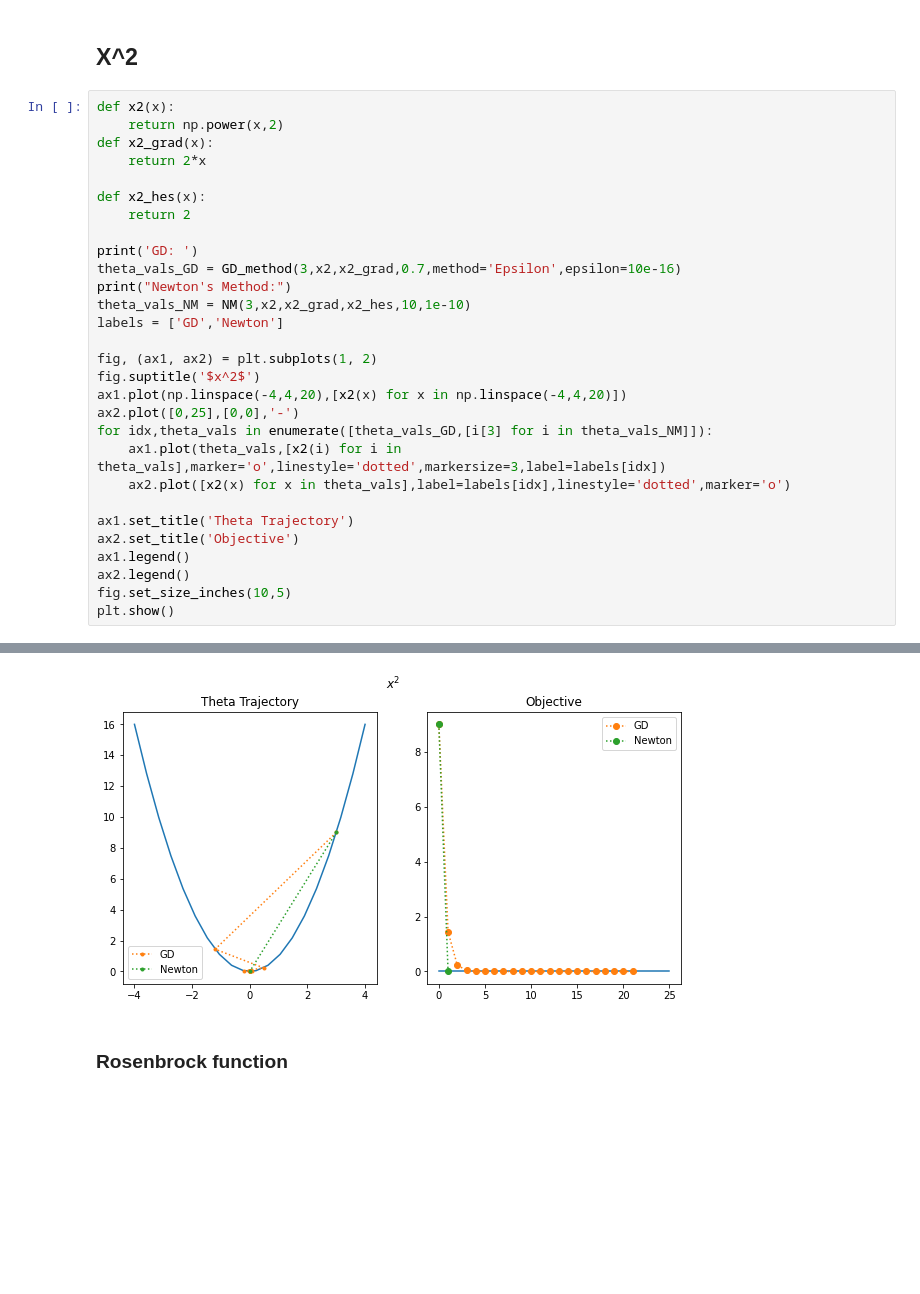
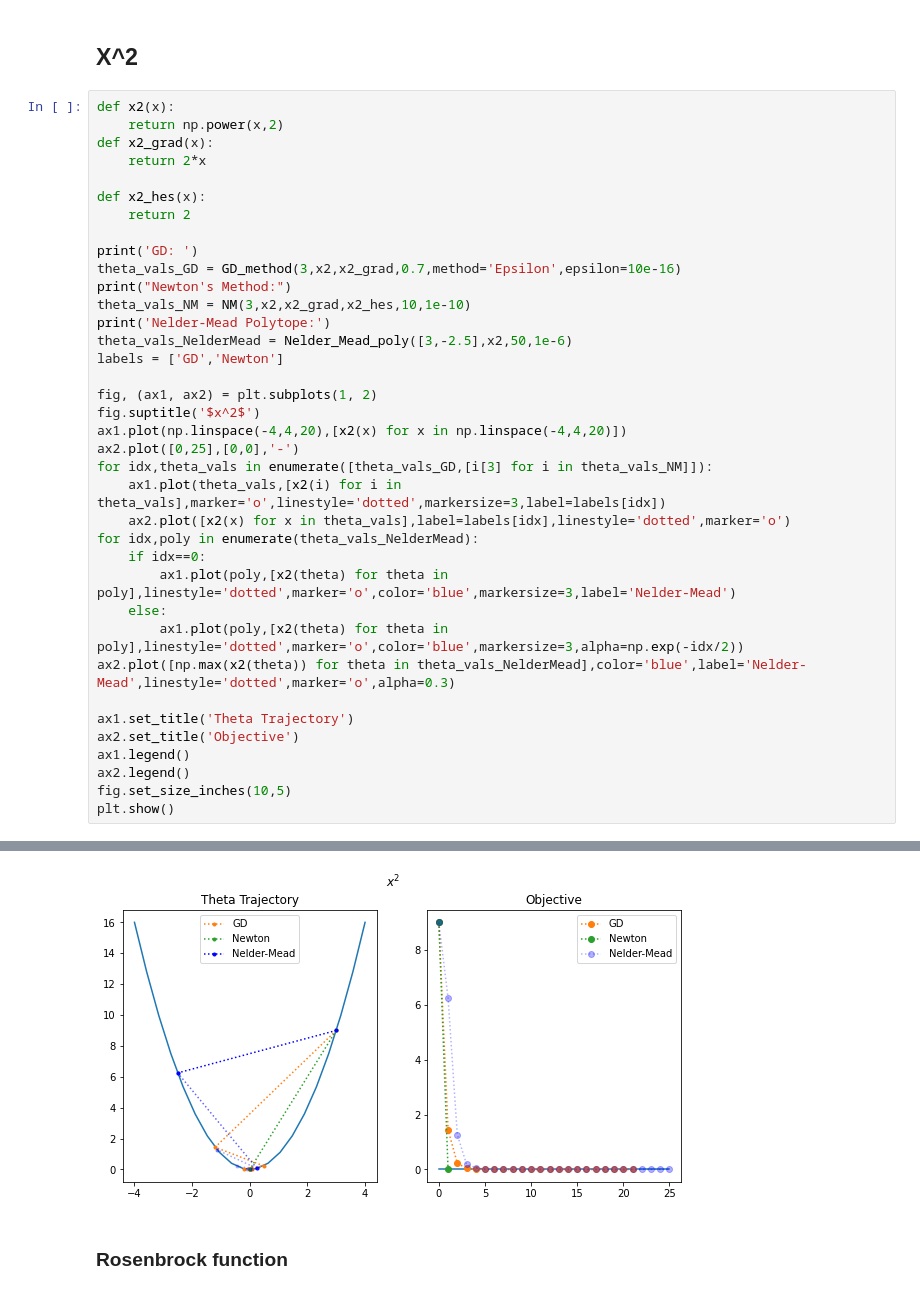
Before and after one commit to Huk-David/APTS_Presentations, a Jupyter notebook: APTS1_December/APTS1_Optimisation.ipynb, the cells around one changed output, grey strips where cells are left out. Cells and saved outputs as stored; diff of their text form; blank space fills up the shorter version.

```diff
--- a/APTS1_December/APTS1_Optimisation.ipynb
+++ b/APTS1_December/APTS1_Optimisation.ipynb
@@ -310,6 +197,8 @@ print('GD: ')
 theta_vals_GD = GD_method(3,x2,x2_grad,0.7,method='Epsilon',epsilon=10e-16)
 print("Newton's Method:")
 theta_vals_NM = NM(3,x2,x2_grad,x2_hes,10,1e-10)
+print('Nelder-Mead Polytope:')
+theta_vals_NelderMead = Nelder_Mead_poly([3,-2.5],x2,50,1e-6)
 labels = ['GD','Newton']
 
 fig, (ax1, ax2) = plt.subplots(1, 2)
@@ -319,6 +208,12 @@ ax2.plot([0,25],[0,0],'-')
 for idx,theta_vals in enumerate([theta_vals_GD,[i[3] for i in theta_vals_NM]]):
     ax1.plot(theta_vals,[x2(i) for i in theta_vals],marker='o',linestyle='dotted',markersize=3,label=labels[idx])
     ax2.plot([x2(x) for x in theta_vals],label=labels[idx],linestyle='dotted',marker='o')
+for idx,poly in enumerate(theta_vals_NelderMead):
+    if idx==0:
+        ax1.plot(poly,[x2(theta) for theta in poly],linestyle='dotted',marker='o',color='blue',markersize=3,label='Nelder-Mead')
+    else:
+        ax1.plot(poly,[x2(theta) for theta in poly],linestyle='dotted',marker='o',color='blue',markersize=3,alpha=np.exp(-idx/2))
+ax2.plot([np.max(x2(theta)) for theta in theta_vals_NelderMead],color='blue',label='Nelder-Mead',linestyle='dotted',marker='o',alpha=0.3)
 
 ax1.set_title('Theta Trajectory')
 ax2.set_title('Objective')
@@ -337,4 +235,4 @@ Final function value: 0.0 reached at theta = 0.0
-[figure, old version]
+[figure, new version]
 # %% [markdown]
 ### Rosenbrock function
 # %% [markdown]
```
Also changed, not shown: parts of 12 cells of this notebook.
